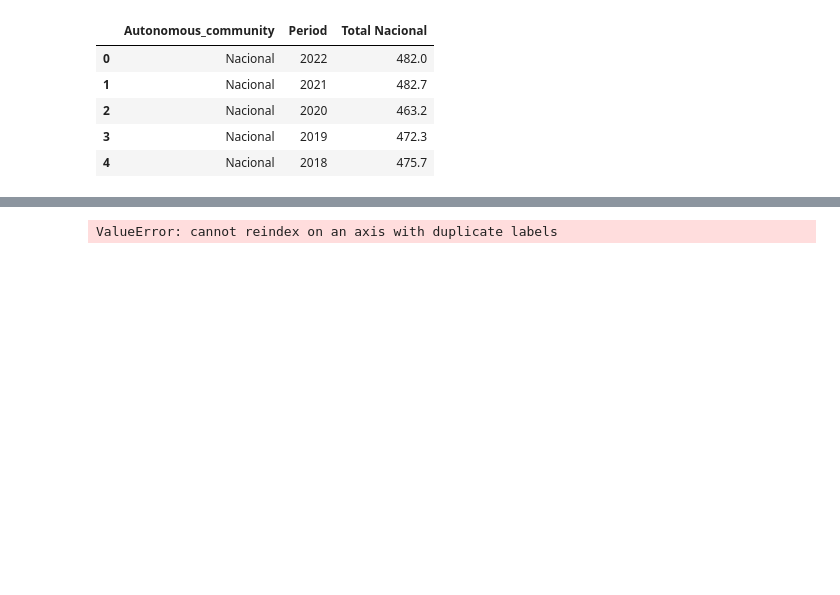
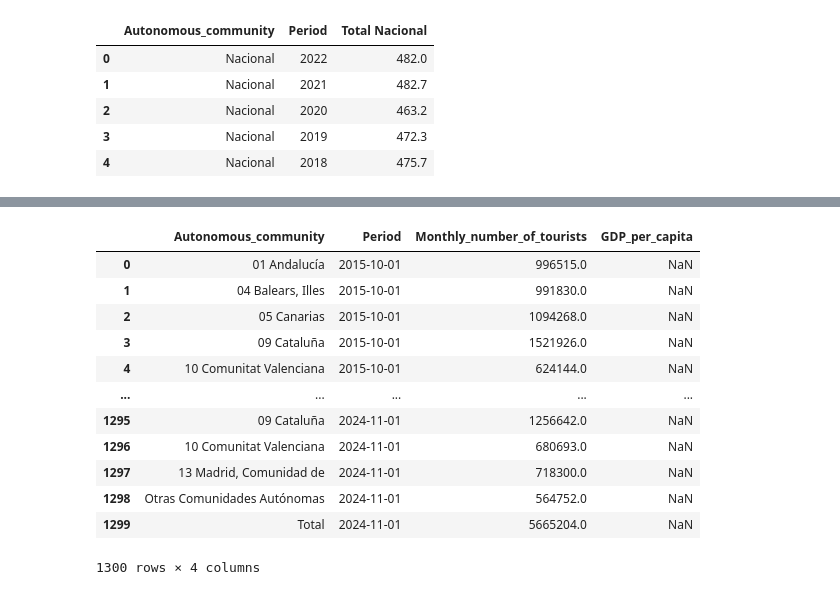
Before and after one commit to haruhiysd/QM-Group-Project, a Jupyter notebook: Merging_datasets.ipynb, the cells around one changed output, grey strips where cells are left out. Saved outputs shown, nothing was run; the diff lists cells and outputs as text; code cells hidden in the pictures; blank space fills up the shorter version.

```diff
--- a/Merging_datasets.ipynb
+++ b/Merging_datasets.ipynb
@@ -33,7 +33,7 @@ df_tourists.columns
 # %% [output]
 Index(['Comunidad Autonoma', 'Period', 'Numero de turistas'], dtype='object')
 # %%
-df_tourists.rename(columns={'Comunidad Autonoma': 'Autonomous_community', 'Numero de turistas' : 'Number_of_tourists'}, inplace=True)
+df_tourists.rename(columns={'Comunidad Autonoma': 'Autonomous_community', 'Numero de turistas' : 'Monthly_number_of_tourists'}, inplace=True)
 # %%
 from google.colab import files
 uploaded = files.upload()
@@ -174,14 +185,6 @@ df_waste_capita['Period'] = pd.to_datetime(df_waste_capita['Period'], format='%Y
 # %%
-df_GDP_capita_indexed = df_GDP_capita.set_index('Period')
-df_unemployment_indexed = df_unemployment.set_index('Period')
-df_HPI_indexed = df_HPI.set_index('Period')
-df_tourists_indexed = df_tourists.set_index('Period')
-df_waste_capita_indexed = df_waste_capita.set_index('Period')
+#df_GDP_capita_indexed = df_GDP_capita.set_index('Period')
+#df_unemployment_indexed = df_unemployment.set_index('Period')
+#df_HPI_indexed = df_HPI.set_index('Period')
+#df_tourists_indexed = df_tourists.set_index('Period')
+#df_waste_capita_indexed = df_waste_capita.set_index('Period')
-# %%
-#backfill missing values so that all data is monthly
-df_GDP_capita_complete = df_GDP_capita_indexed.resample('MS').ffill()
-df_unemployment_complete = df_unemployment_indexed.resample('MS').ffill()
-df_HPI_complete = df_HPI_indexed.resample('MS').ffill()
-df_waste_capita_complete = df_waste_capita_indexed.resample('MS').ffill()
-# %% [output]
-ValueError: cannot reindex on an axis with duplicate labels
@@ -187,0 +193,22 @@ ValueError: cannot reindex on an axis with duplicate labels
+# %%
+testing_merged_df = pd.merge(
+    df_tourists,
+    df_GDP_capita,
+    on=['Period', 'Autonomous_community'],
+    how='outer'  # Use 'outer' to keep all data, even if it's missing in one DataFrame
+)
+testing_merged_df
+# %% [output]
+|  | Autonomous_community | Period | Monthly_number_of_tourists | GDP_per_capita |
+| 0 | 01 Andalucía | 2015-10-01 | 996515.0 | NaN |
+| 1 | 04 Balears, Illes | 2015-10-01 | 991830.0 | NaN |
+| 2 | 05 Canarias | 2015-10-01 | 1094268.0 | NaN |
+| 3 | 09 Cataluña | 2015-10-01 | 1521926.0 | NaN |
+| 4 | 10 Comunitat Valenciana | 2015-10-01 | 624144.0 | NaN |
+| ... | ... | ... | ... | ... |
+| 1295 | 09 Cataluña | 2024-11-01 | 1256642.0 | NaN |
+| 1296 | 10 Comunitat Valenciana | 2024-11-01 | 680693.0 | NaN |
+| 1297 | 13 Madrid, Comunidad de | 2024-11-01 | 718300.0 | NaN |
+| 1298 | Otras Comunidades Autónomas | 2024-11-01 | 564752.0 | NaN |
+| 1299 | Total | 2024-11-01 | 5665204.0 | NaN |
+1300 rows × 4 columns
```
Also changed, not shown: parts of 22 cells of this notebook.
